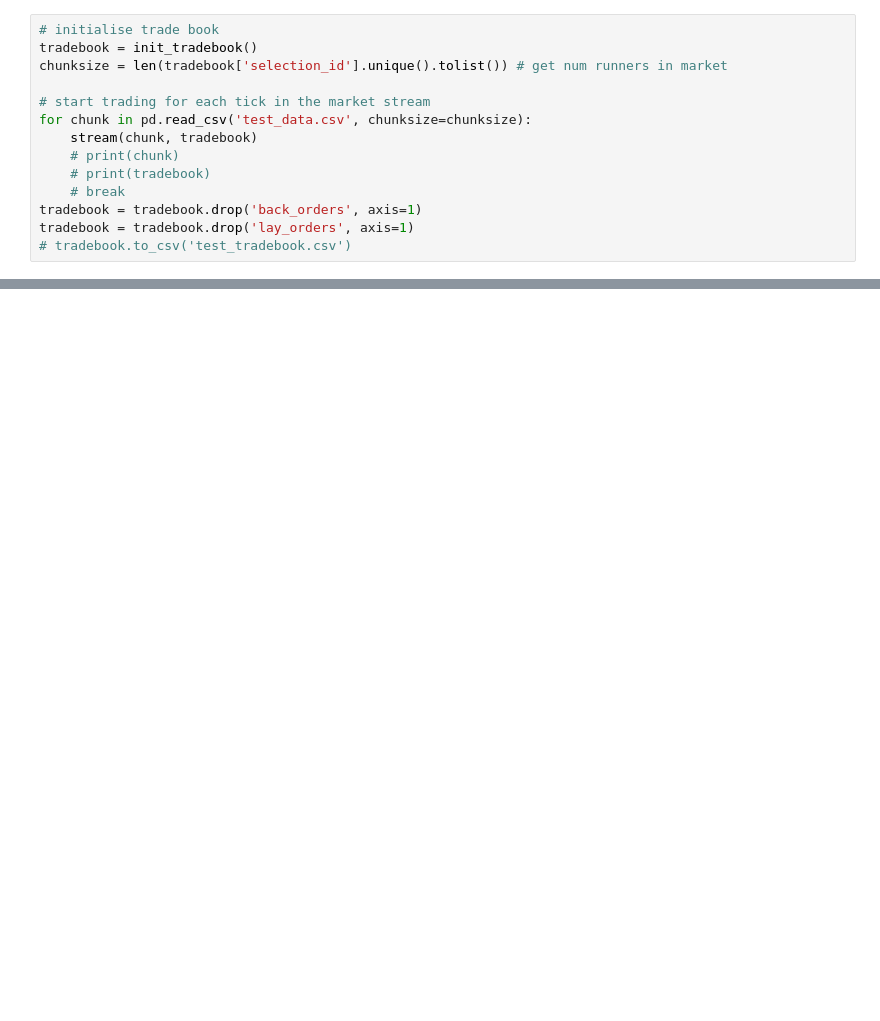
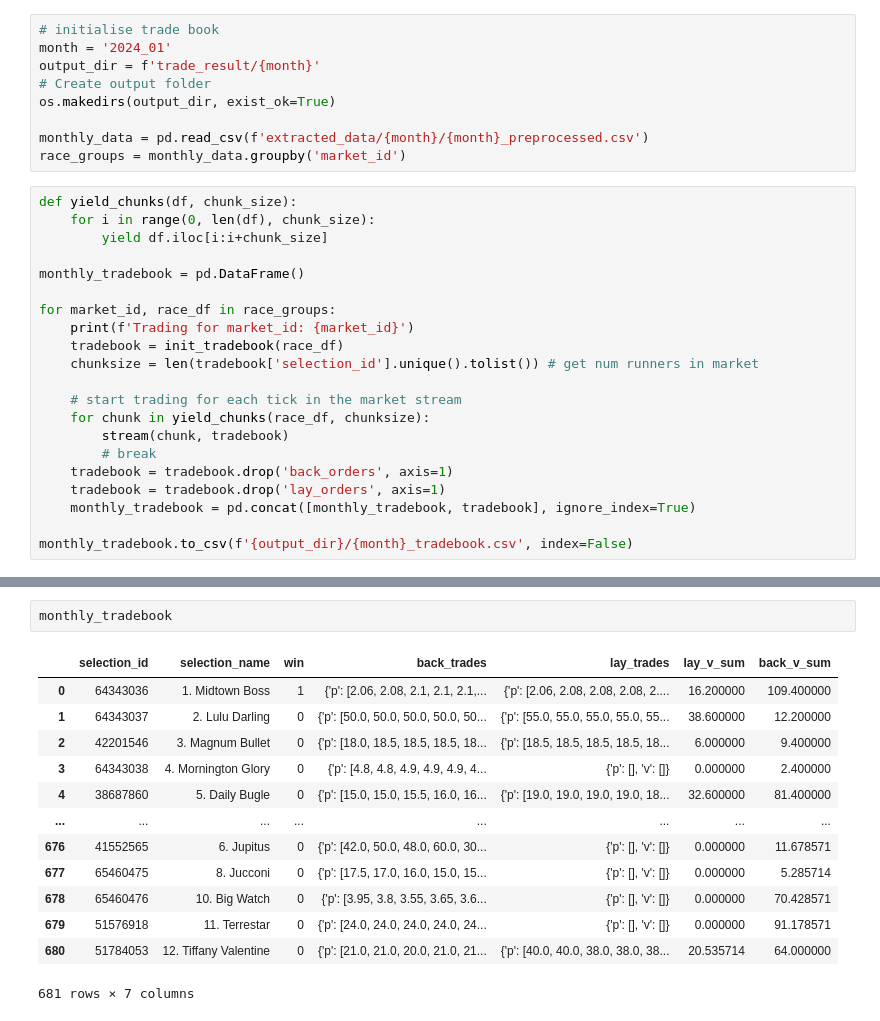
Before and after one commit to madmage9999/FINS3666, a Jupyter notebook: ronald_draft_trade.ipynb, the cells around one changed output, grey strips where cells are left out. Saved outputs shown, nothing was run; the diff lists cells and outputs as text; blank space fills up the shorter version.

Commit message:
backtesting script for executing monthly trades

```diff
--- a/ronald_draft_trade.ipynb
+++ b/ronald_draft_trade.ipynb
@@ -226,14 +235,30 @@ def trade(row, tradebook, capital):
+# %%
+# initialise trade book
+month = '2024_01'
+output_dir = f'trade_result/{month}'
+# Create output folder
+os.makedirs(output_dir, exist_ok=True)
+
+monthly_data = pd.read_csv(f'extracted_data/{month}/{month}_preprocessed.csv')
+race_groups = monthly_data.groupby('market_id')
 # %%
-# initialise trade book
-tradebook = init_tradebook()
-chunksize = len(tradebook['selection_id'].unique().tolist()) # get num runners in market
+def yield_chunks(df, chunk_size):
+    for i in range(0, len(df), chunk_size):
+        yield df.iloc[i:i+chunk_size]
 
-# start trading for each tick in the market stream
-for chunk in pd.read_csv('test_data.csv', chunksize=chunksize):
-    stream(chunk, tradebook)
-    # print(chunk)
-    # print(tradebook)
-    # break
-tradebook = tradebook.drop('back_orders', axis=1)
-tradebook = tradebook.drop('lay_orders', axis=1)
-# tradebook.to_csv('test_tradebook.csv')
+monthly_tradebook = pd.DataFrame()
+
+for market_id, race_df in race_groups:
+    print(f'Trading for market_id: {market_id}')
+    tradebook = init_tradebook(race_df)
+    chunksize = len(tradebook['selection_id'].unique().tolist()) # get num runners in market
+
+    # start trading for each tick in the market stream
+    for chunk in yield_chunks(race_df, chunksize):
+        stream(chunk, tradebook)
+        # break
+    tradebook = tradebook.drop('back_orders', axis=1)
+    tradebook = tradebook.drop('lay_orders', axis=1)
+    monthly_tradebook = pd.concat([monthly_tradebook, tradebook], ignore_index=True)
+
+monthly_tradebook.to_csv(f'{output_dir}/{month}_tradebook.csv', index=False)
@@ -239,0 +283,16 @@ tradebook = tradebook.drop('lay_orders', axis=1)
+# %%
+monthly_tradebook
+# %% [output]
+|  | selection_id | selection_name | win | back_trades | lay_trades | lay_v_sum | back_v_sum |
+| 0 | 64343036 | 1. Midtown Boss | 1 | {'p': [2.06, 2.08, 2.1, 2.1, 2.1,... | {'p': [2.06, 2.08, 2.08, 2.08, 2.... | 16.200000 | 109.400000 |
+| 1 | 64343037 | 2. Lulu Darling | 0 | {'p': [50.0, 50.0, 50.0, 50.0, 50... | {'p': [55.0, 55.0, 55.0, 55.0, 55... | 38.600000 | 12.200000 |
+| 2 | 42201546 | 3. Magnum Bullet | 0 | {'p': [18.0, 18.5, 18.5, 18.5, 18... | {'p': [18.5, 18.5, 18.5, 18.5, 18... | 6.000000 | 9.400000 |
+| 3 | 64343038 | 4. Mornington Glory | 0 | {'p': [4.8, 4.8, 4.9, 4.9, 4.9, 4... | {'p': [], 'v': []} | 0.000000 | 2.400000 |
+| 4 | 38687860 | 5. Daily Bugle | 0 | {'p': [15.0, 15.0, 15.5, 16.0, 16... | {'p': [19.0, 19.0, 19.0, 19.0, 18... | 32.600000 | 81.400000 |
+| ... | ... | ... | ... | ... | ... | ... | ... |
+| 676 | 41552565 | 6. Jupitus | 0 | {'p': [42.0, 50.0, 48.0, 60.0, 30... | {'p': [], 'v': []} | 0.000000 | 11.678571 |
+| 677 | 65460475 | 8. Jucconi | 0 | {'p': [17.5, 17.0, 16.0, 15.0, 15... | {'p': [], 'v': []} | 0.000000 | 5.285714 |
+| 678 | 65460476 | 10. Big Watch | 0 | {'p': [3.95, 3.8, 3.55, 3.65, 3.6... | {'p': [], 'v': []} | 0.000000 | 70.428571 |
+| 679 | 51576918 | 11. Terrestar | 0 | {'p': [24.0, 24.0, 24.0, 24.0, 24... | {'p': [], 'v': []} | 0.000000 | 91.178571 |
+| 680 | 51784053 | 12. Tiffany Valentine | 0 | {'p': [21.0, 21.0, 20.0, 21.0, 21... | {'p': [40.0, 40.0, 38.0, 38.0, 38... | 20.535714 | 64.000000 |
+681 rows × 7 columns
```
Also changed, not shown: parts of 11 cells of this notebook, 2 other files.
